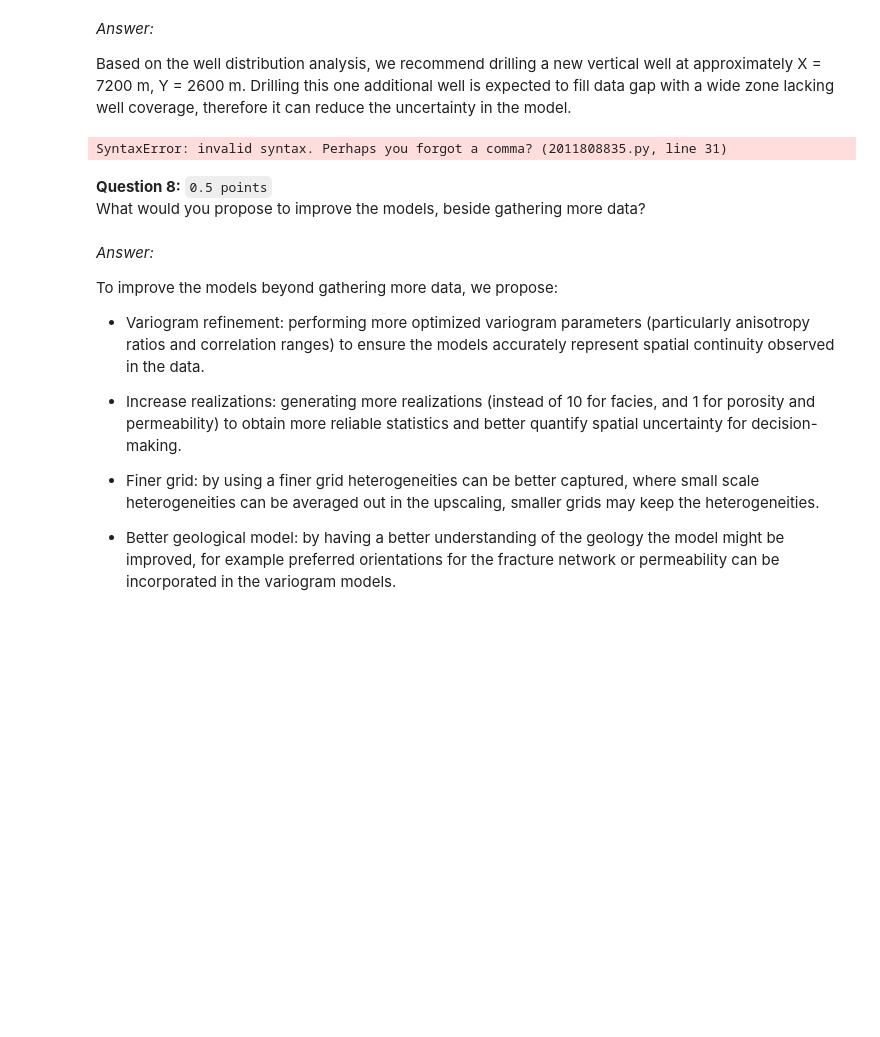
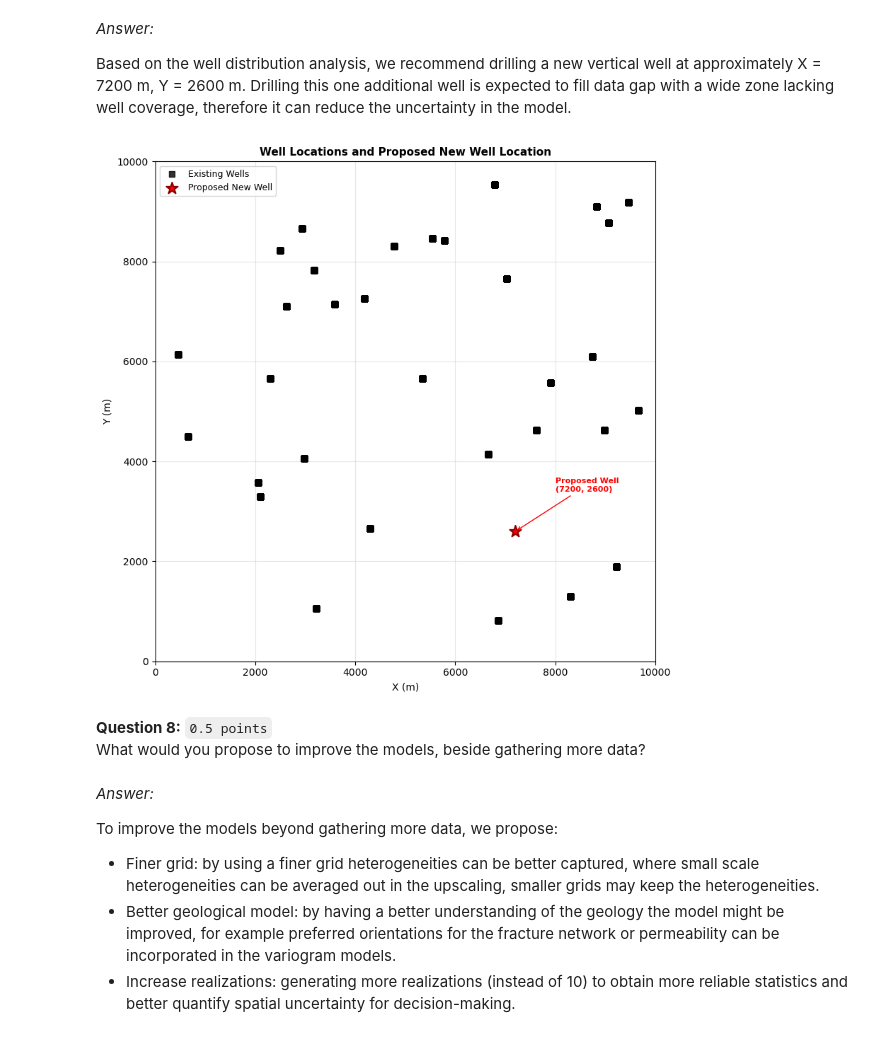
Before and after one commit to nandanajihha/Final-Assignment-Geomodelling, a Jupyter notebook: final-assignment.ipynb, the cells around one changed output. Saved outputs shown, nothing was run; the diff lists cells and outputs as text; code cells hidden in the pictures; blank space fills up the shorter version.

```diff
--- a/final-assignment.ipynb
+++ b/final-assignment.ipynb
@@ -997,46 +997,38 @@ Based on your models, where would you advise to drill a new vertical well? Provi
 
 Based on the well distribution analysis, we recommend drilling a new vertical well at approximately X = 7200 m, Y = 2600 m. Drilling this one additional well is expected to fill data gap with a wide zone lacking well coverage, therefore it can reduce the uncertainty in the model.
 # %%
-# Plotting uncertainty map with well locations for drilling recommendation
+# Plotting existing wells and proposed new well location
 fig, ax = plt.subplots(figsize=(10, 8))
 
-# Plot std porosity as background
-std_porosity.mean(dim='W').plot(x='U', y='V', ax=ax,
-                                cmap='YlOrRd', alpha=0.7,
-                                cbar_kwargs={'label': 'Porosity Std Deviation'})
+# Existing wells
+ax.scatter(well_data['X'], well_data['Y'], c='black', alpha=0.8, s=30,
+           marker='s', label='Existing Wells', zorder=2)
 
-# Overlay existing wells
-ax.scatter(well_data['X'], well_data['Y'], c='blue', alpha=0.8, s=50,
-           marker='s', edgecolors='white', linewidths=1,
-           label='Existing Wells', zorder=3)
-
-# Proposed new well location (based on data gap and moderate uncertainty)
+# Proposed new well location
 proposed_x, proposed_y = 7200, 2600
-ax.scatter(proposed_x, proposed_y, c='lime', s=200, marker='*',
-           edgecolors='darkgreen', linewidths=2,
-           label='Proposed New Well', zorder=4)
+ax.scatter(proposed_x, proposed_y, c='red', s=150, marker='*',
+           edgecolors='darkred', linewidths=1.5,
+           label='Proposed New Well', zorder=3)
 
 # Annotation
 ax.annotate(f'Proposed Well\n({proposed_x}, {proposed_y})',
             xy=(proposed_x, proposed_y),
-            xytext=(proposed_x + 1000, proposed_y + 1000),
-            fontsize=9, color='darkgreen', fontweight='bold',
-            bbox=dict(boxstyle='round,pad=0.5', facecolor='white', alpha=0.8),
-            arrowprops=dict(arrowstyle='->', color='darkgreen', lw=2))
+            xytext=(proposed_x + 800, proposed_y + 800),
+            fontsize=8, color='red', fontweight='bold',
+            arrowprops=dict(arrowstyle='->', color='red', lw=1))
 
-ax.set_xlabel('X (m)', fontsize=11)
-ax.set_ylabel('Y (m)', fontsize=11)
-
-ax.set_title('Drilling Recommendation Based on Uncertainty Analysis', plt.show()
-
-             fontsize=12, fontweight='bold')plt.tight_layout()
-
+ax.set_xlabel('X (m)', fontsize=10)
+ax.set_ylabel('Y (m)', fontsize=10)
+ax.set_title('Well Locations and Proposed New Well Location', fontsize=11, fontweight='bold')
+ax.grid(True, alpha=0.3)
 ax.set_aspect('equal')
-
-ax.legend(loc='upper left', fontsize=10)ax.set_ylim(0, 10000)
+ax.legend(loc='upper left', fontsize=9)
 ax.set_xlim(0, 10000)
+ax.set_ylim(0, 10000)
+plt.tight_layout()
+plt.show()
 # %% [output]
-SyntaxError: invalid syntax. Perhaps you forgot a comma? (2011808835.py, line 31)
+[figure, added]
 # %% [markdown]
 **Question 8:** `0.5 points`
 What would you propose to improve the models, beside gathering more data?
@@ -1045,10 +1037,6 @@ What would you propose to improve the models, beside gathering more data?
 
 To improve the models beyond gathering more data, we propose:
 
-- Variogram refinement: performing more optimized variogram parameters (particularly anisotropy ratios and correlation ranges) to ensure the models accurately represent spatial continuity observed in the data.
-
-- Increase realizations: generating more realizations (instead of 10 for facies, and 1 for porosity and permeability) to obtain more reliable statistics and better quantify spatial uncertainty for decision-making.
-
 - Finer grid: by using a finer grid heterogeneities can be better captured, where small scale heterogeneities can be averaged out in the upscaling, smaller grids may keep the heterogeneities.
-
 - Better geological model: by having a better understanding of the geology the model might be improved, for example preferred orientations for the fracture network or permeability can be incorporated in the variogram models.
+- Increase realizations: generating more realizations (instead of 10) to obtain more reliable statistics and better quantify spatial uncertainty for decision-making.
```
Also changed, not shown: parts of 5 cells of this notebook.
